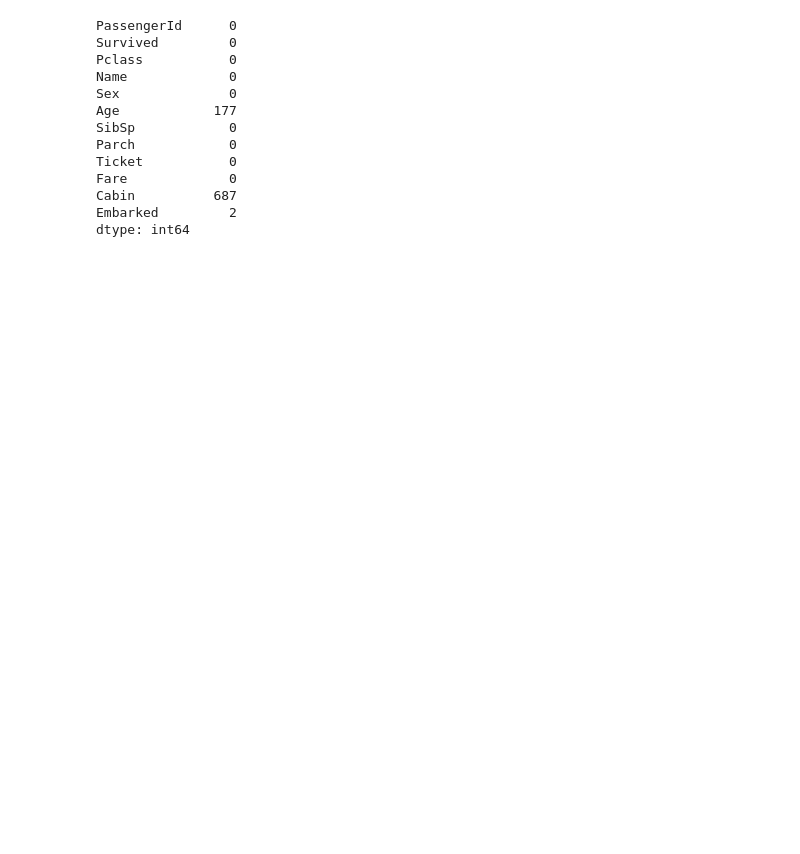
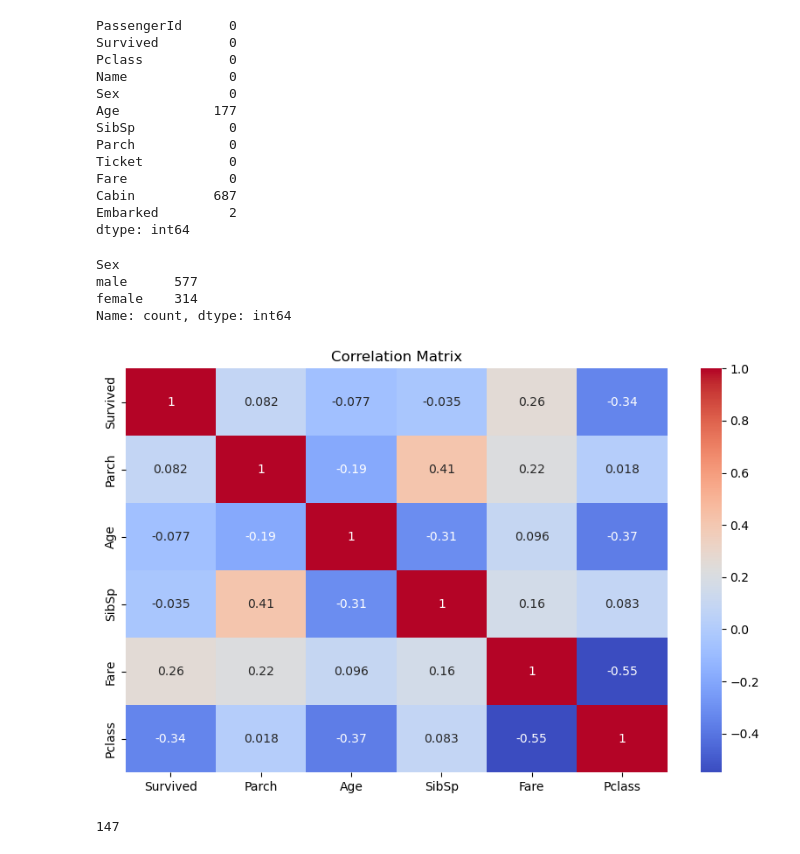
Before and after one commit to FellowOfYellow/TeamTanic, a Jupyter notebook: data.ipynb, the cells around one changed output. Cells and saved outputs as stored; diff of their text form; code cells hidden in the pictures; blank space fills up the shorter version.

Commit message:
added correlation plot

```diff
--- a/data.ipynb
+++ b/data.ipynb
@@ -34,3 +43,23 @@ Fare             0
 Cabin          687
 Embarked         2
 dtype: int64
+# %%
+df['Sex'].value_counts()
+# %% [output]
+Sex
+male      577
+female    314
+Name: count, dtype: int64
+# %%
+# correlation between numerical features
+df[['Survived', 'Parch', 'Age', 'SibSp', 'Fare', 'Pclass']].corr()
+plt.figure(figsize=(10, 6))
+sns.heatmap(df[['Survived', 'Parch', 'Age', 'SibSp', 'Fare', 'Pclass']].corr(), annot=True, cmap='coolwarm')
+plt.title('Correlation Matrix')
+plt.show()
+# %% [output]
+[figure, added]
+# %%
+df['Cabin'].nunique()
+# %% [output]
+147
```
Also changed, not shown: parts of 2 cells of this notebook.
